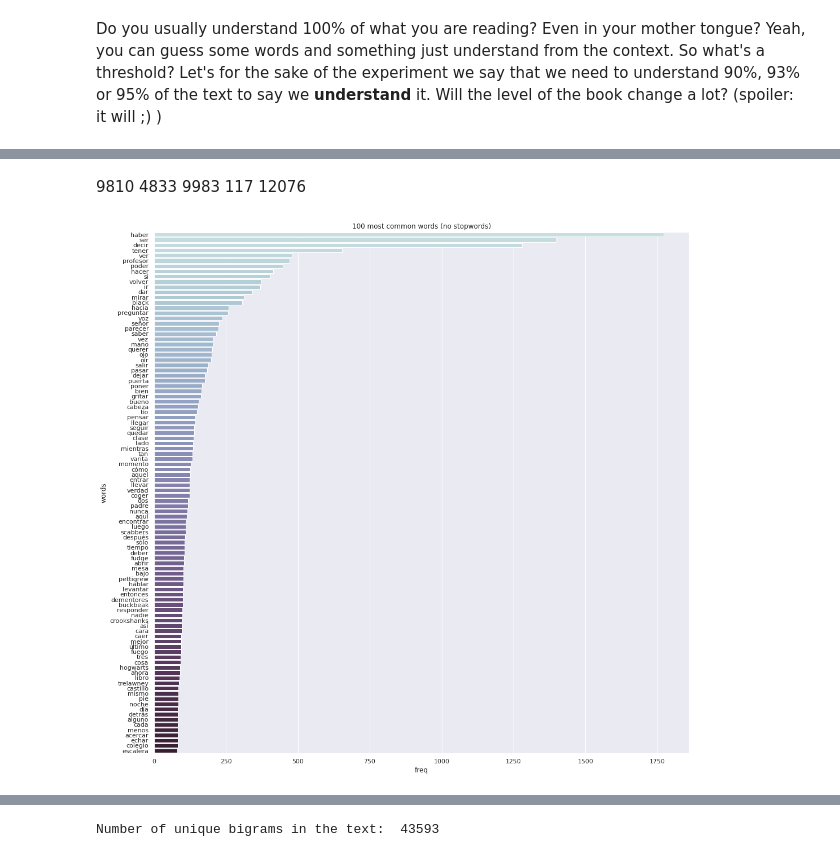
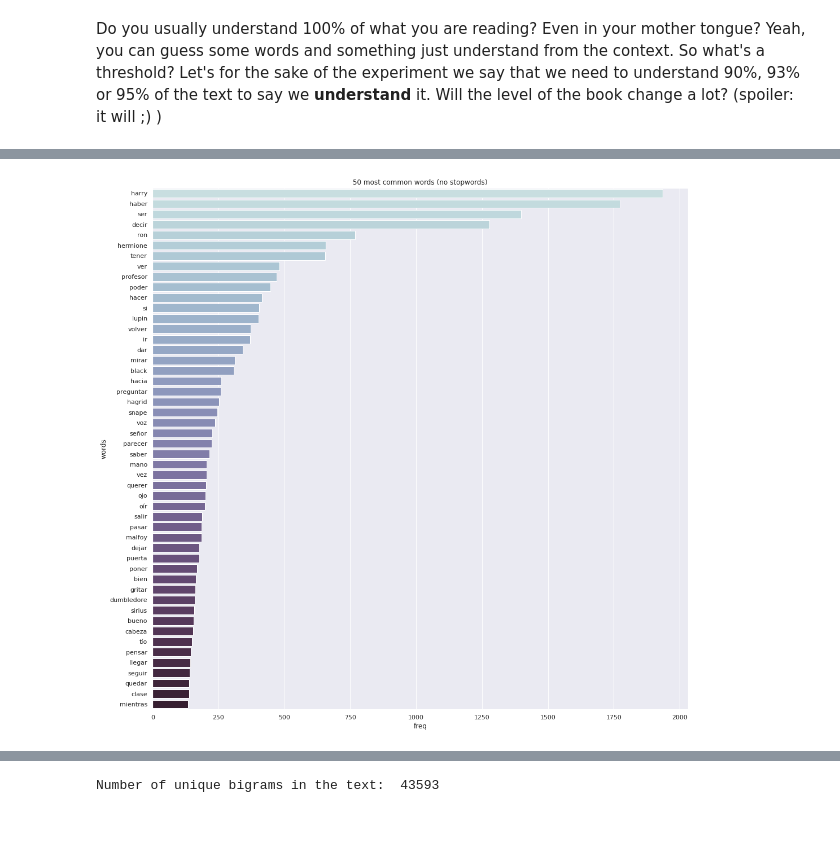
Before and after one commit to tiredwaffle/reader, a Jupyter notebook: books_statistics/harry_potter.ipynb, the cells around one changed output, grey strips where cells are left out. Cells and saved outputs as stored; diff of their text form; code cells hidden in the pictures; blank space fills up the shorter version.

```diff
--- a/books_statistics/harry_potter.ipynb
+++ b/books_statistics/harry_potter.ipynb
@@ -184,5 +191,3 @@ len(stop_words+words_we_dont_need)
-# %% [markdown]
-9810  4833   9983  117 12076
 # %%
 words_lemma_no_stopword_df = pd.DataFrame({'words':list(words_lemma_no_stopword.keys()), 'freq': list(words_lemma_no_stopword.values())}).sort_values(by=['freq'], ascending = False)
 
@@ -191,9 +196,9 @@ for _, row in words_lemma_no_stopword_df.iterrows():
   num_lemma_no_stopword += row['freq']
 # %%
 sns.set(rc={'figure.figsize':(17,17)});
-sns.barplot(x='freq',y='words',data=words_lemma_no_stopword_df.head(100), palette = sns.cubehelix_palette(100, start=.75, rot=-.5)).set_title('100 most common words (no stopwords)');
+sns.barplot(x='freq',y='words',data=words_lemma_no_stopword_df.head(50), palette = sns.cubehelix_palette(50, start=.75, rot=-.5)).set_title('50 most common words (no stopwords)');
 # %% [output]
-[figure, old version]
+[figure, new version]
 # %%
 counts_no_stopwords = count_percents(words_lemma_no_stopword_df, num_lemma_no_stopword)
 # %% [output]
```
Also changed, not shown: parts of 35 cells of this notebook.
